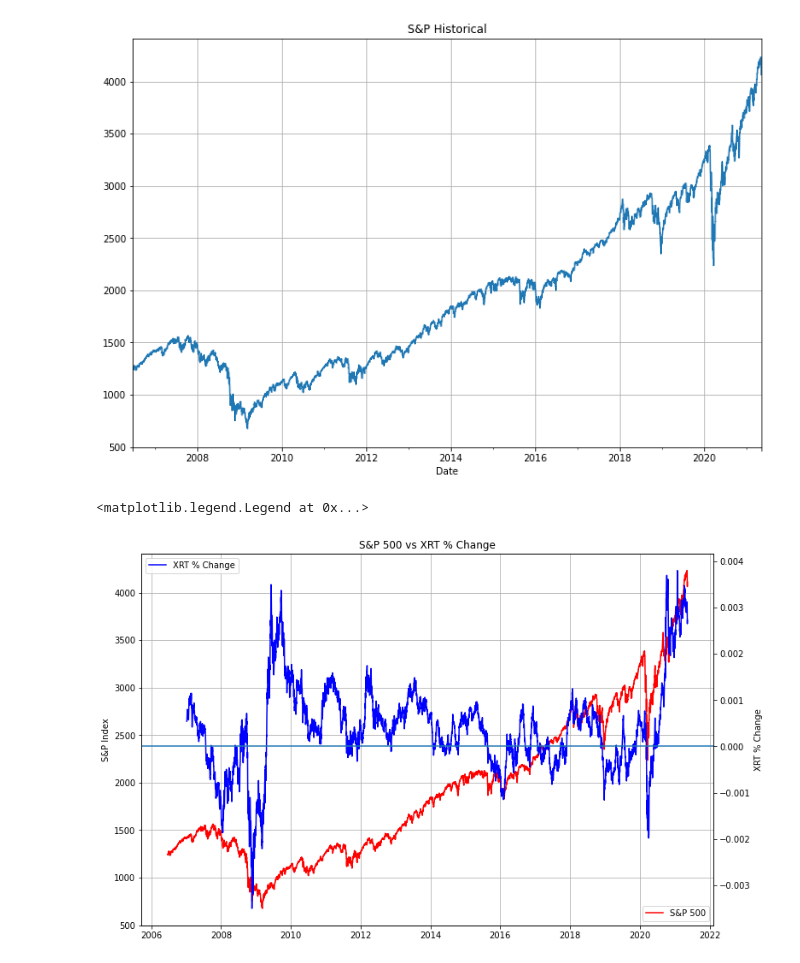
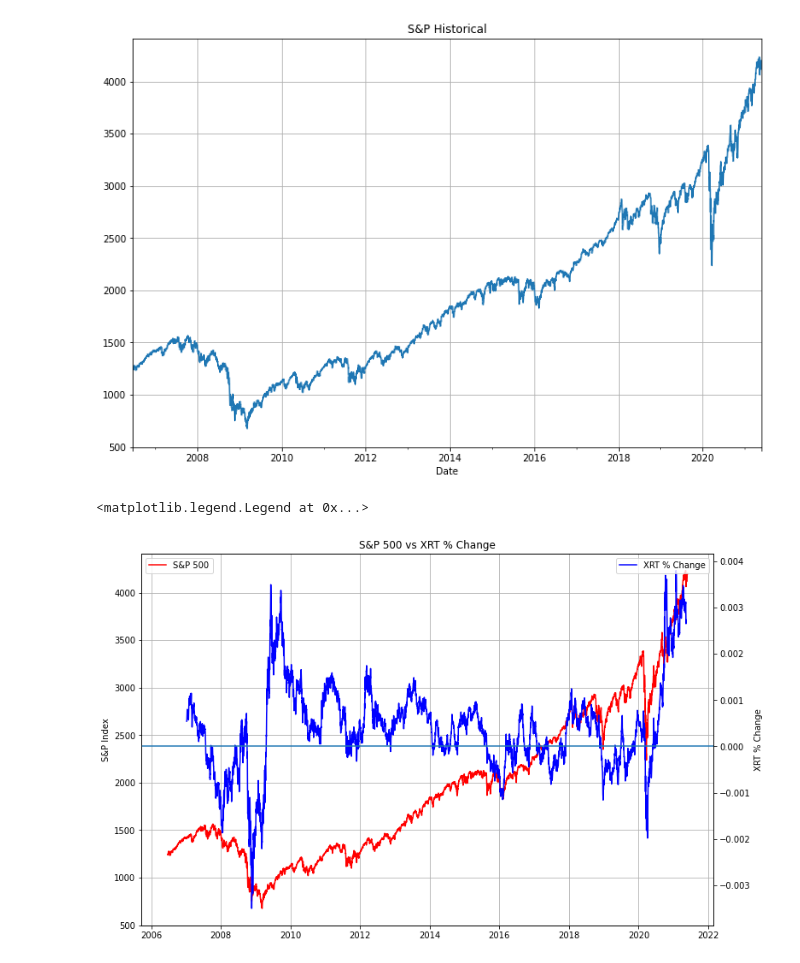
Before and after one commit to dbogatic/economic-indicators, a Jupyter notebook: retail.ipynb, the cells around one changed output. Saved outputs shown, nothing was run; the diff lists cells and outputs as text; code cells hidden in the pictures.

```diff
--- a/retail.ipynb
+++ b/retail.ipynb
@@ -32,9 +32,8 @@ retail_plot = retail['Adj Close'].plot(figsize=(12,8), title='XRT (Retail ETF)',
 # Pull S&P Index historical values from yfinance API
 ticker = "^GSPC"
 start= "2006-06-22"
-end= "2021-05-14"
 
-sp_history = yf.download(ticker, start=start, end=end, progress=False)
+sp_history = yf.download(ticker, start=start,progress=False)
 sp_history = sp_history.asfreq(freq='D').ffill().dropna()
 sp_history.to_csv('resources/sp_history.csv')
 sp_history.head()
@@ -58,17 +57,17 @@ retail_percent_change_rolling = retail_percent_change.rolling(window=200).mean()
 # %%
 #Plot XRT percent change 200-day rolling average vs S&P 500 index to identify % change below and above y value of 0
 fig, ax = plt.subplots(figsize=(12,8))
 plt.plot(sp_history['Adj Close'], label ='S&P 500', color='r')
 ax.set_ylabel('S&P Index')
 plt.grid()
-ax.legend(loc='lower right')
+ax.legend(loc='upper left')
 
 ax2 = ax.twinx()
 plt.plot(retail_percent_change_rolling, label='XRT % Change', color='b')
 ax.set_title('S&P 500 vs XRT % Change')
 ax2.set_ylabel('XRT % Change')
 ax2.axhline(y=0)
-ax2.legend(loc='upper left')
+ax2.legend(loc='upper right')
 # %% [output]
 <matplotlib.legend.Legend at 0x...>
-[figure, old version]
+[figure, new version]
```
Also changed, not shown: 3 other files.
